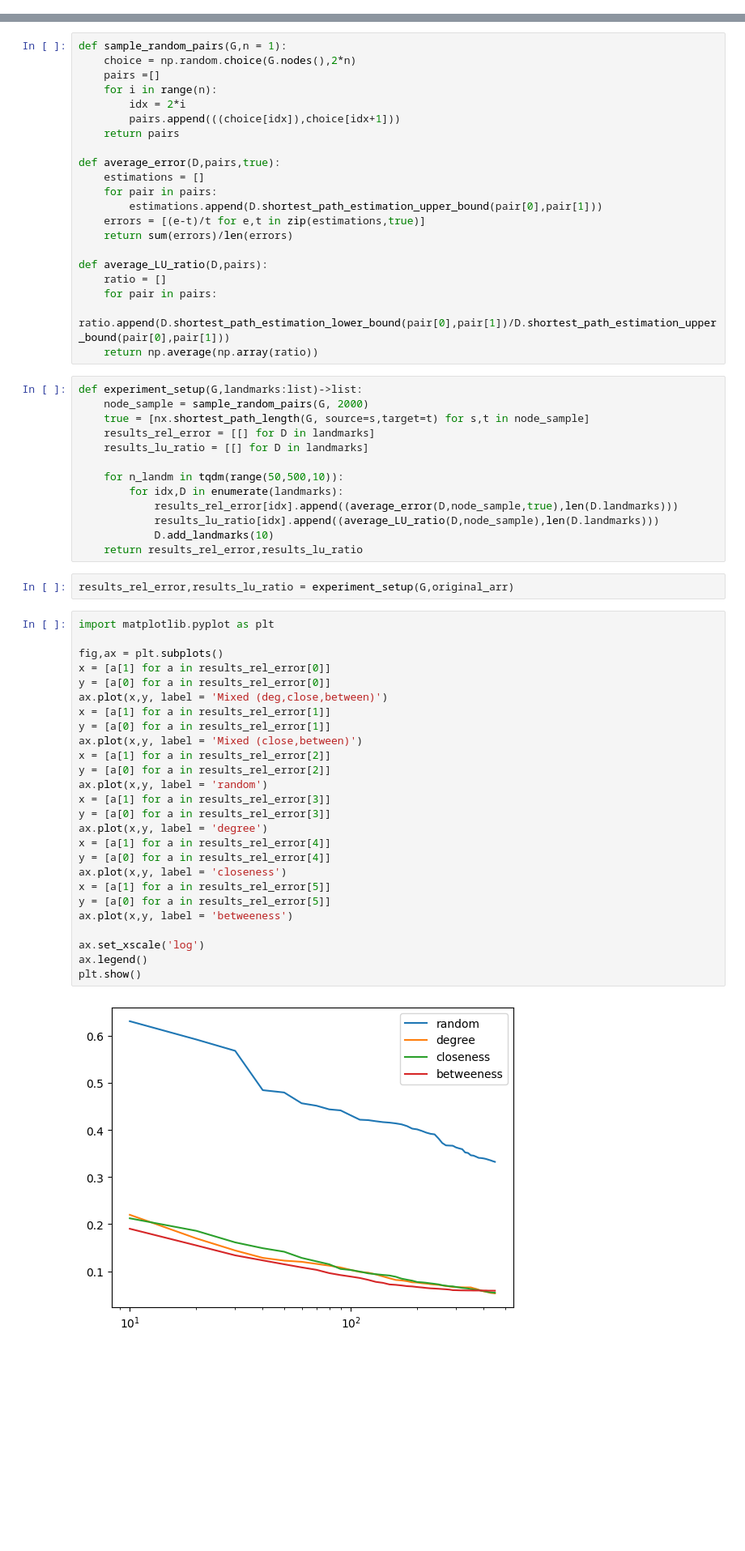
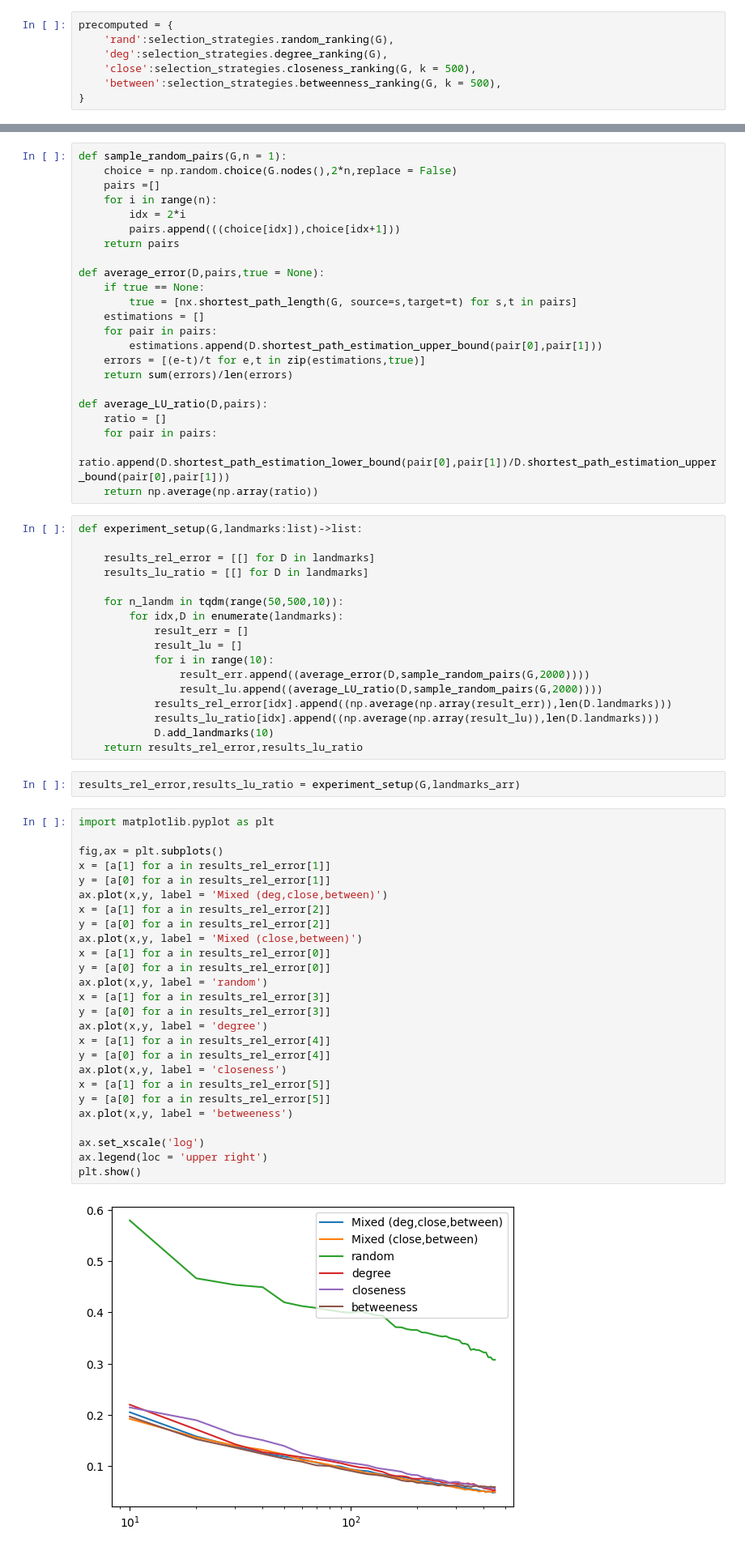
Before and after one commit to JasperSche/SNACS_FA, a Jupyter notebook: experiment_pipeline.ipynb, the cells around one changed output, grey strips where cells are left out. Shown: that part at 81% size. Saved outputs shown, nothing was run; the diff lists cells and outputs as text; blank space fills up the shorter version.

```diff
--- a/experiment_pipeline.ipynb
+++ b/experiment_pipeline.ipynb
@@ -15 +11,8 @@ G.number_of_nodes()
+# %%
+precomputed = {
+    'rand':selection_strategies.random_ranking(G),
+    'deg':selection_strategies.degree_ranking(G),
+    'close':selection_strategies.closeness_ranking(G, k = 500),
+    'between':selection_strategies.betweenness_ranking(G, k = 500),
+}
 # %%
@@ -30,13 +32,15 @@ original_arr = [deepcopy(D) for D in landmarks_arr]
 # %%
 def sample_random_pairs(G,n = 1):
-    choice = np.random.choice(G.nodes(),2*n)
+    choice = np.random.choice(G.nodes(),2*n,replace = False)
     pairs =[]
     for i in range(n):
         idx = 2*i
         pairs.append(((choice[idx]),choice[idx+1]))
     return pairs
 
-def average_error(D,pairs,true):
+def average_error(D,pairs,true = None):
+    if true == None:
+        true = [nx.shortest_path_length(G, source=s,target=t) for s,t in pairs]
     estimations = []
     for pair in pairs:
         estimations.append(D.shortest_path_estimation_upper_bound(pair[0],pair[1]))
@@ -50,45 +54,49 @@ def average_LU_ratio(D,pairs):
     return np.average(np.array(ratio))
 # %%
 def experiment_setup(G,landmarks:list)->list:
-    node_sample = sample_random_pairs(G, 2000)
-    true = [nx.shortest_path_length(G, source=s,target=t) for s,t in node_sample]
+
     results_rel_error = [[] for D in landmarks]
     results_lu_ratio = [[] for D in landmarks]
 
     for n_landm in tqdm(range(50,500,10)):
         for idx,D in enumerate(landmarks):
-            results_rel_error[idx].append((average_error(D,node_sample,true),len(D.landmarks)))
-            results_lu_ratio[idx].append((average_LU_ratio(D,node_sample),len(D.landmarks)))
+            result_err = []
+            result_lu = []
+            for i in range(10):
+                result_err.append((average_error(D,sample_random_pairs(G,2000))))
+                result_lu.append((average_LU_ratio(D,sample_random_pairs(G,2000))))
+            results_rel_error[idx].append((np.average(np.array(result_err)),len(D.landmarks)))
+            results_lu_ratio[idx].append((np.average(np.array(result_lu)),len(D.landmarks)))
             D.add_landmarks(10)
     return results_rel_error,results_lu_ratio
 # %%
-results_rel_error,results_lu_ratio = experiment_setup(G,original_arr)
+results_rel_error,results_lu_ratio = experiment_setup(G,landmarks_arr)
 # %%
 import matplotlib.pyplot as plt
 
 fig,ax = plt.subplots()
+x = [a[1] for a in results_rel_error[1]]
+y = [a[0] for a in results_rel_error[1]]
+ax.plot(x,y, label = 'Mixed (deg,close,between)')
+x = [a[1] for a in results_rel_error[2]]
+y = [a[0] for a in results_rel_error[2]]
+ax.plot(x,y, label = 'Mixed (close,between)')
 x = [a[1] for a in results_rel_error[0]]
 y = [a[0] for a in results_rel_error[0]]
-ax.plot(x,y, label = 'Mixed (deg,close,between)')
-x = [a[1] for a in results_rel_error[1]]
-y = [a[0] for a in results_rel_error[1]]
-ax.plot(x,y, label = 'Mixed (close,between)')
-x = [a[1] for a in results_rel_error[2]]
-y = [a[0] for a in results_rel_error[2]]
 ax.plot(x,y, label = 'random')
 x = [a[1] for a in results_rel_error[3]]
 y = [a[0] for a in results_rel_error[3]]
 ax.plot(x,y, label = 'degree')
 x = [a[1] for a in results_rel_error[4]]
 y = [a[0] for a in results_rel_error[4]]
 ax.plot(x,y, label = 'closeness')
 x = [a[1] for a in results_rel_error[5]]
 y = [a[0] for a in results_rel_error[5]]
 ax.plot(x,y, label = 'betweeness')
 
 ax.set_xscale('log')
-ax.legend()
+ax.legend(loc = 'upper right')
 plt.show()
 # %% [output]
-[figure, old version]
+[figure, new version]
 # %%
```
Also changed, not shown: parts of 5 cells of this notebook, 1 other file.
